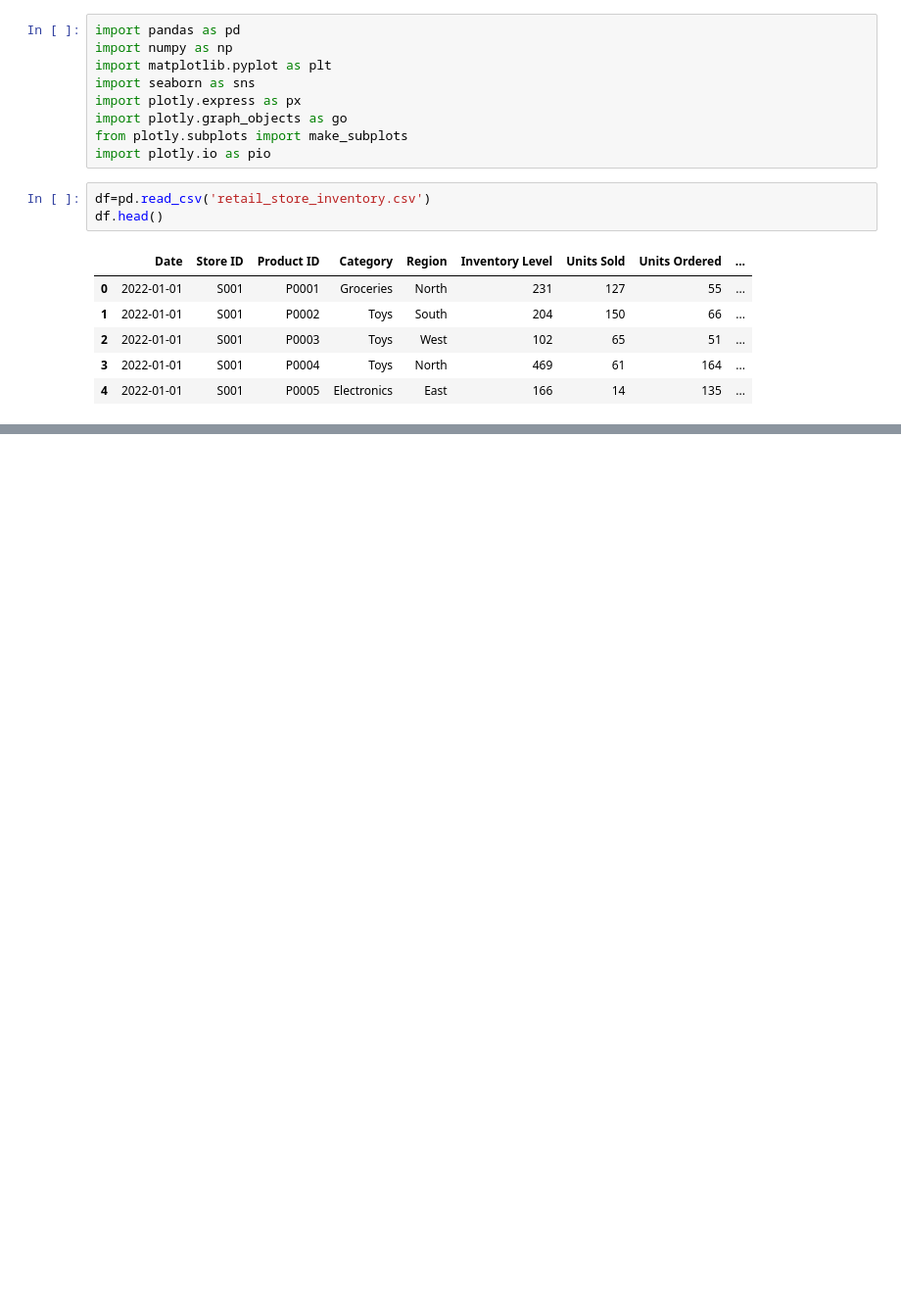
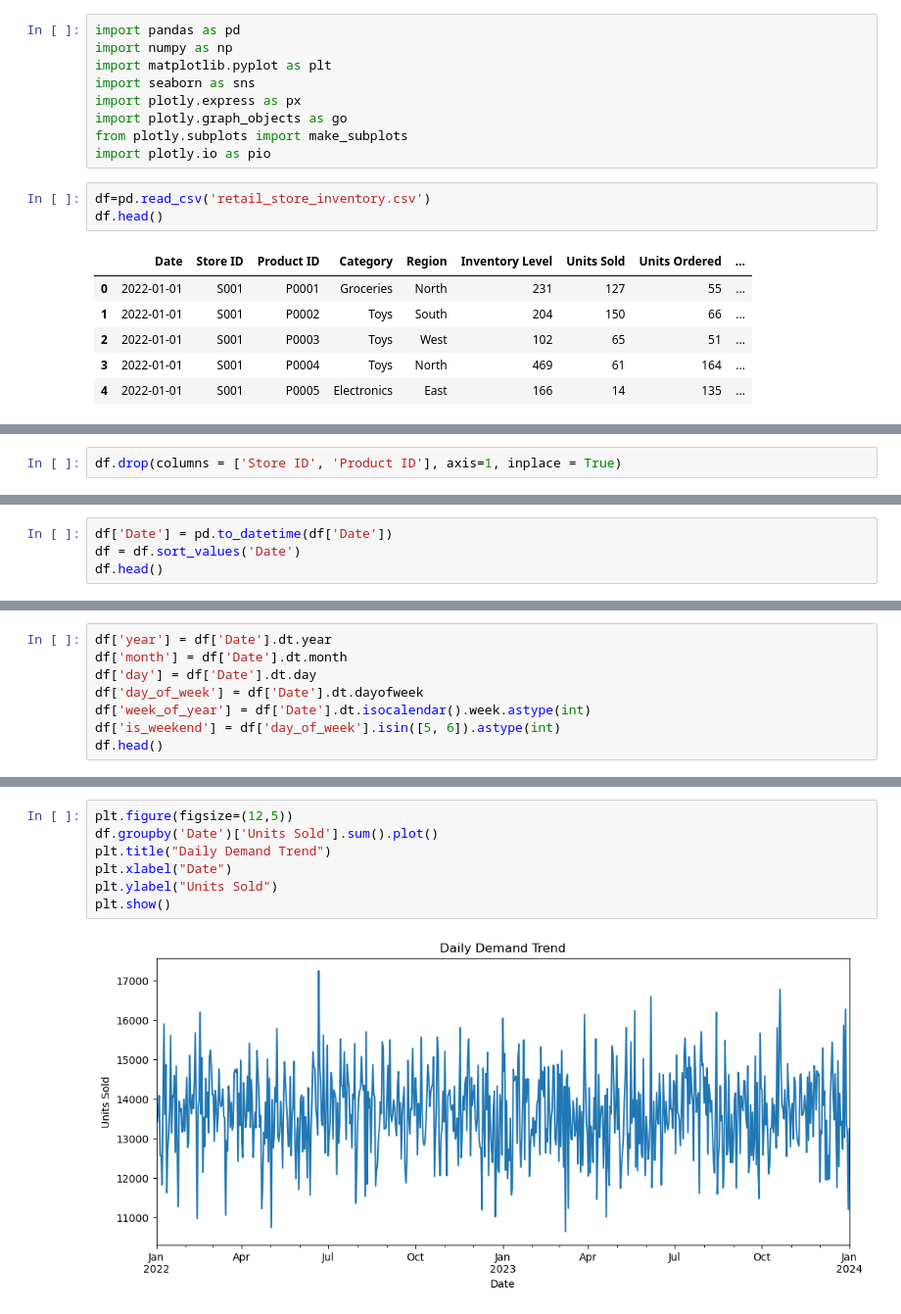
Before and after one commit to rushibankar3/Smart-Inventory-project, a Jupyter notebook: code.ipynb, the cells around one changed output, grey strips where cells are left out. Shown at 98% size. Drawn from its saved outputs; the diff is of its cells as text; blank space fills up the shorter version.

```diff
--- a/code.ipynb
+++ b/code.ipynb
@@ -19,0 +60,2 @@ df.head()
+# %%
+df.drop(columns = ['Store ID', 'Product ID'], axis=1, inplace = True)
@@ -19,0 +71,4 @@ df.head()
+# %%
+df['Date'] = pd.to_datetime(df['Date'])
+df = df.sort_values('Date')
+df.head()
@@ -19,0 +82,8 @@ df.head()
+# %%
+df['year'] = df['Date'].dt.year
+df['month'] = df['Date'].dt.month
+df['day'] = df['Date'].dt.day
+df['day_of_week'] = df['Date'].dt.dayofweek
+df['week_of_year'] = df['Date'].dt.isocalendar().week.astype(int)
+df['is_weekend'] = df['day_of_week'].isin([5, 6]).astype(int)
+df.head()
@@ -19,0 +97,9 @@ df.head()
+# %%
+plt.figure(figsize=(12,5))
+df.groupby('Date')['Units Sold'].sum().plot()
+plt.title("Daily Demand Trend")
+plt.xlabel("Date")
+plt.ylabel("Units Sold")
+plt.show()
+# %% [output]
+[figure, added]
```
Also changed, not shown: parts of 14 cells of this notebook.
